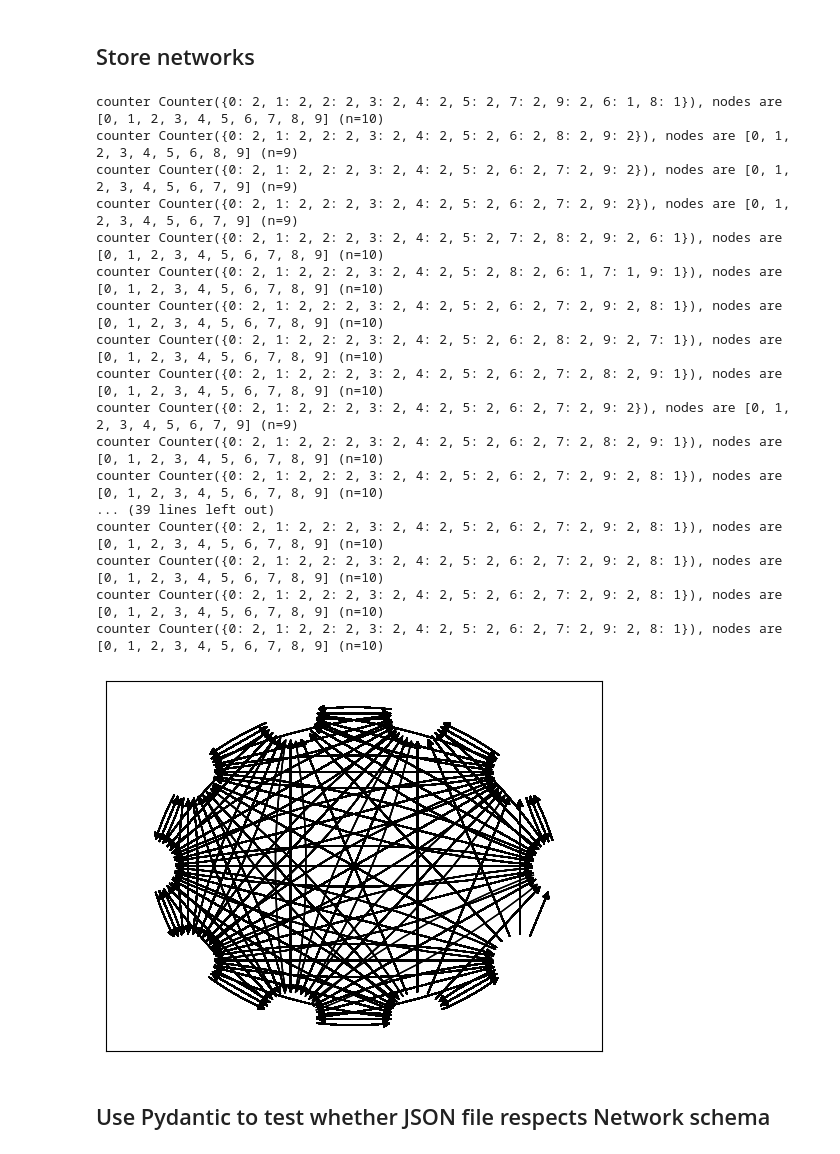
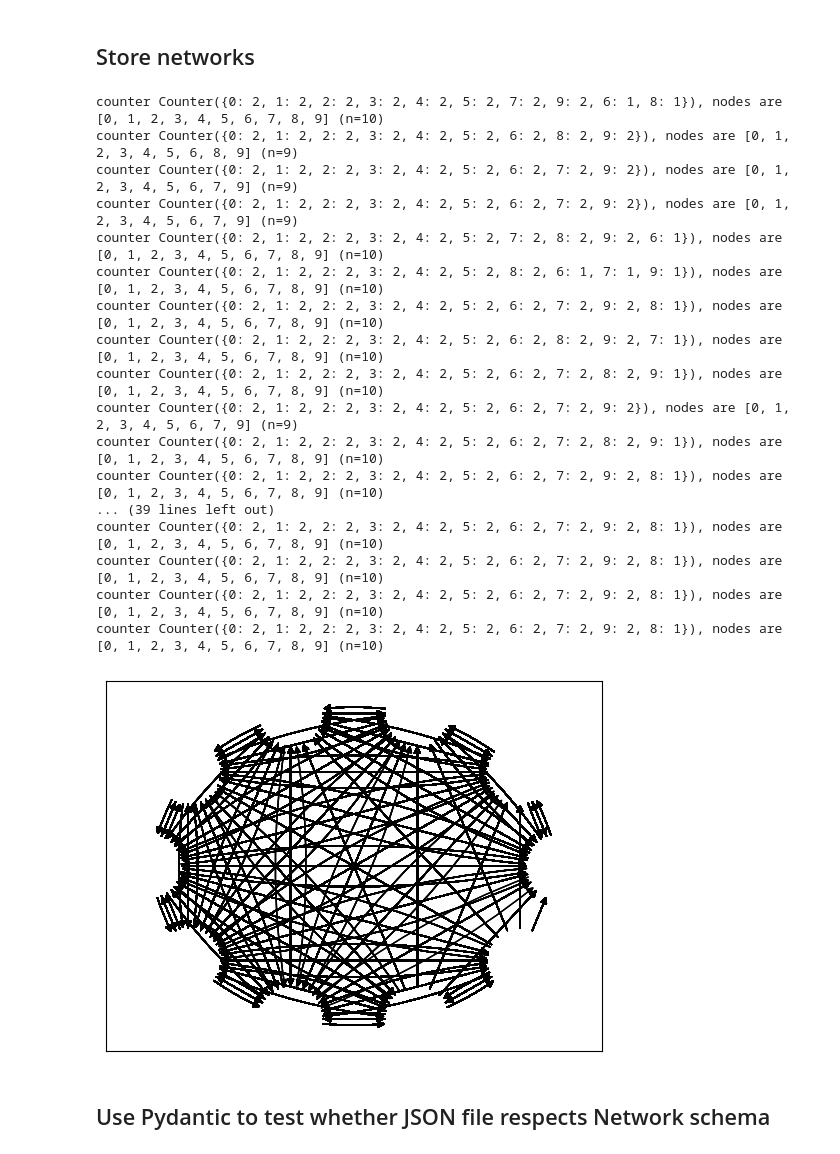
Before and after one commit to LBrinkmann/reward-network-iii-algorithm, a Jupyter notebook: notebooks/generation.ipynb, the cells around one changed output. Saved outputs shown, nothing was run; the diff lists cells and outputs as text; code cells hidden in the pictures.

Commit message:
update node size

```diff
--- a/notebooks/generation.ipynb
+++ b/notebooks/generation.ipynb
@@ -268,7 +268,7 @@ def create_network_object(**kwargs):
 ## Store networks
 # %%
 # parameters for visualization
-node_size=1500
+node_size=2200
 arc_rad = 0.1
 
 # create positions (x,y coordinates) for network nodes
@@ -347,34 +347,34 @@ for i in range(n_test):
         vert = arc[0].get_path().vertices.T[:, :3] * 100
 
         network['links'][ii]['source_x'] = vert[0, 0]
         network['links'][ii]['source_y'] = vert[1, 0]
         network['links'][ii]['arc_x'] = vert[0, 1]
         network['links'][ii]['arc_y'] = vert[1, 1]
         network['links'][ii]['target_x'] = vert[0, 2]
         network['links'][ii]['target_y'] = vert[1, 2]
 
     network_id = hashlib.md5(json.dumps(network, sort_keys=True).encode('utf-8')).hexdigest()
     networks.append(create_network_object(pos_map=pos_map, n_steps=n_steps, network_id=network_id, **network))
 save_json(networks, test_file)
 # %% [output]
 counter Counter({0: 2, 1: 2, 2: 2, 3: 2, 4: 2, 5: 2, 7: 2, 9: 2, 6: 1, 8: 1}), nodes are [0, 1, 2, 3, 4, 5, 6, 7, 8, 9] (n=10)
 counter Counter({0: 2, 1: 2, 2: 2, 3: 2, 4: 2, 5: 2, 6: 2, 8: 2, 9: 2}), nodes are [0, 1, 2, 3, 4, 5, 6, 8, 9] (n=9)
 counter Counter({0: 2, 1: 2, 2: 2, 3: 2, 4: 2, 5: 2, 6: 2, 7: 2, 9: 2}), nodes are [0, 1, 2, 3, 4, 5, 6, 7, 9] (n=9)
 counter Counter({0: 2, 1: 2, 2: 2, 3: 2, 4: 2, 5: 2, 6: 2, 7: 2, 9: 2}), nodes are [0, 1, 2, 3, 4, 5, 6, 7, 9] (n=9)
 counter Counter({0: 2, 1: 2, 2: 2, 3: 2, 4: 2, 5: 2, 7: 2, 8: 2, 9: 2, 6: 1}), nodes are [0, 1, 2, 3, 4, 5, 6, 7, 8, 9] (n=10)
 counter Counter({0: 2, 1: 2, 2: 2, 3: 2, 4: 2, 5: 2, 8: 2, 6: 1, 7: 1, 9: 1}), nodes are [0, 1, 2, 3, 4, 5, 6, 7, 8, 9] (n=10)
 counter Counter({0: 2, 1: 2, 2: 2, 3: 2, 4: 2, 5: 2, 6: 2, 7: 2, 9: 2, 8: 1}), nodes are [0, 1, 2, 3, 4, 5, 6, 7, 8, 9] (n=10)
 counter Counter({0: 2, 1: 2, 2: 2, 3: 2, 4: 2, 5: 2, 6: 2, 8: 2, 9: 2, 7: 1}), nodes are [0, 1, 2, 3, 4, 5, 6, 7, 8, 9] (n=10)
 counter Counter({0: 2, 1: 2, 2: 2, 3: 2, 4: 2, 5: 2, 6: 2, 7: 2, 8: 2, 9: 1}), nodes are [0, 1, 2, 3, 4, 5, 6, 7, 8, 9] (n=10)
 counter Counter({0: 2, 1: 2, 2: 2, 3: 2, 4: 2, 5: 2, 6: 2, 7: 2, 9: 2}), nodes are [0, 1, 2, 3, 4, 5, 6, 7, 9] (n=9)
 counter Counter({0: 2, 1: 2, 2: 2, 3: 2, 4: 2, 5: 2, 6: 2, 7: 2, 8: 2, 9: 1}), nodes are [0, 1, 2, 3, 4, 5, 6, 7, 8, 9] (n=10)
 counter Counter({0: 2, 1: 2, 2: 2, 3: 2, 4: 2, 5: 2, 6: 2, 7: 2, 9: 2, 8: 1}), nodes are [0, 1, 2, 3, 4, 5, 6, 7, 8, 9] (n=10)
 ... (39 lines left out)
 counter Counter({0: 2, 1: 2, 2: 2, 3: 2, 4: 2, 5: 2, 6: 2, 7: 2, 9: 2, 8: 1}), nodes are [0, 1, 2, 3, 4, 5, 6, 7, 8, 9] (n=10)
 counter Counter({0: 2, 1: 2, 2: 2, 3: 2, 4: 2, 5: 2, 6: 2, 7: 2, 9: 2, 8: 1}), nodes are [0, 1, 2, 3, 4, 5, 6, 7, 8, 9] (n=10)
 counter Counter({0: 2, 1: 2, 2: 2, 3: 2, 4: 2, 5: 2, 6: 2, 7: 2, 9: 2, 8: 1}), nodes are [0, 1, 2, 3, 4, 5, 6, 7, 8, 9] (n=10)
 counter Counter({0: 2, 1: 2, 2: 2, 3: 2, 4: 2, 5: 2, 6: 2, 7: 2, 9: 2, 8: 1}), nodes are [0, 1, 2, 3, 4, 5, 6, 7, 8, 9] (n=10)
-[figure, old version]
+[figure, new version]
 # %% [markdown]
 ## Use Pydantic to test whether JSON file respects Network schema
 # %%
```
